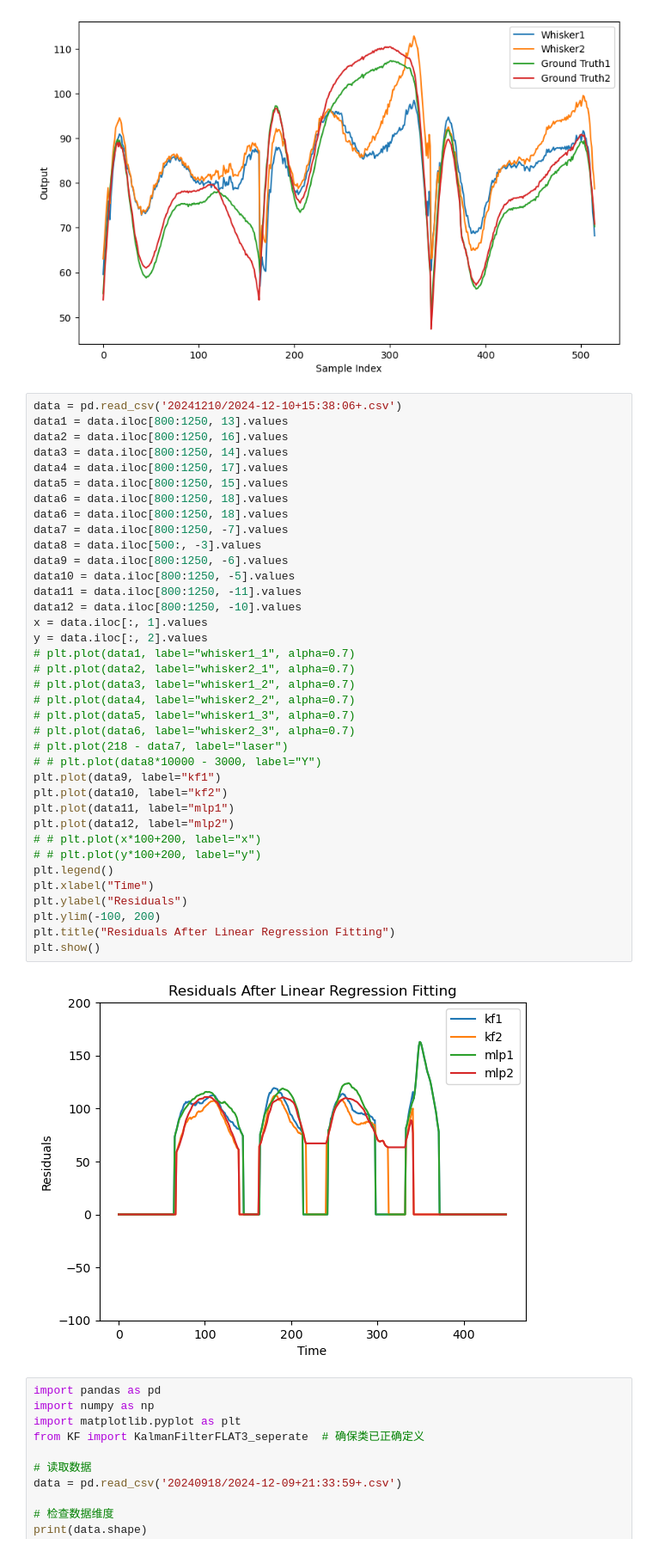
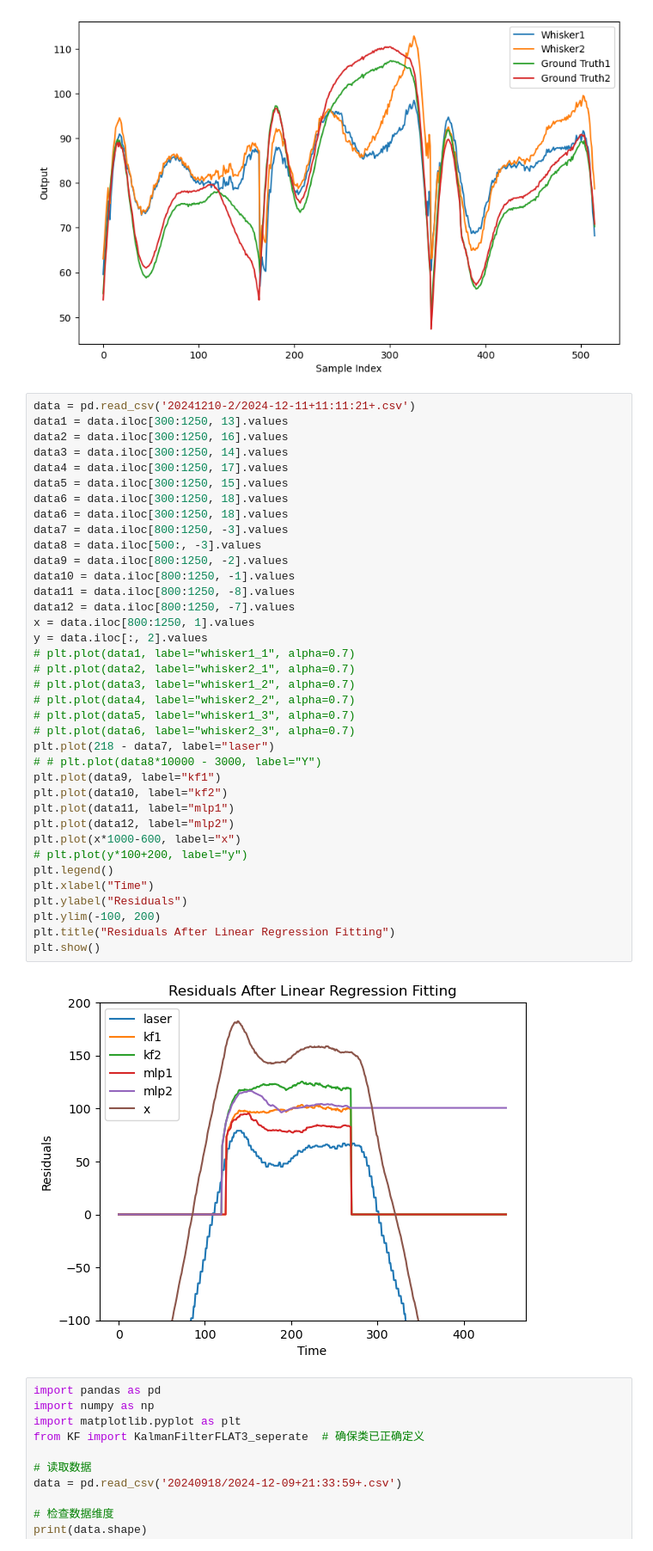
Before and after one commit to TacYee/crazyflie-firmware-bl, a Jupyter notebook: examples/demos/app_whiskers_CF/data/data_preprocess.ipynb, the cells around one changed output. Shown at 86% size. Saved outputs shown, nothing was run; the diff lists cells and outputs as text.

```diff
--- a/examples/demos/app_whiskers_CF/data/data_preprocess.ipynb
+++ b/examples/demos/app_whiskers_CF/data/data_preprocess.ipynb
@@ -696,44 +696,44 @@ whisker2 MSE = 115.4023796497771
 whisker2 MAE = 8.896952088685797
 [figure]
 # %%
-data = pd.read_csv('20241210/2024-12-10+15:38:06+.csv')
-data1 = data.iloc[800:1250, 13].values
-data2 = data.iloc[800:1250, 16].values
-data3 = data.iloc[800:1250, 14].values
-data4 = data.iloc[800:1250, 17].values
-data5 = data.iloc[800:1250, 15].values
-data6 = data.iloc[800:1250, 18].values
-data6 = data.iloc[800:1250, 18].values
-data7 = data.iloc[800:1250, -7].values
+data = pd.read_csv('20241210-2/2024-12-11+11:11:21+.csv')
+data1 = data.iloc[300:1250, 13].values
+data2 = data.iloc[300:1250, 16].values
+data3 = data.iloc[300:1250, 14].values
+data4 = data.iloc[300:1250, 17].values
+data5 = data.iloc[300:1250, 15].values
+data6 = data.iloc[300:1250, 18].values
+data6 = data.iloc[300:1250, 18].values
+data7 = data.iloc[800:1250, -3].values
 data8 = data.iloc[500:, -3].values
-data9 = data.iloc[800:1250, -6].values
-data10 = data.iloc[800:1250, -5].values
-data11 = data.iloc[800:1250, -11].values
-data12 = data.iloc[800:1250, -10].values
-x = data.iloc[:, 1].values
+data9 = data.iloc[800:1250, -2].values
+data10 = data.iloc[800:1250, -1].values
+data11 = data.iloc[800:1250, -8].values
+data12 = data.iloc[800:1250, -7].values
+x = data.iloc[800:1250, 1].values
 y = data.iloc[:, 2].values
 # plt.plot(data1, label="whisker1_1", alpha=0.7)
 # plt.plot(data2, label="whisker2_1", alpha=0.7)
 # plt.plot(data3, label="whisker1_2", alpha=0.7)
 # plt.plot(data4, label="whisker2_2", alpha=0.7)
 # plt.plot(data5, label="whisker1_3", alpha=0.7)
 # plt.plot(data6, label="whisker2_3", alpha=0.7)
-# plt.plot(218 - data7, label="laser")
+plt.plot(218 - data7, label="laser")
 # # plt.plot(data8*10000 - 3000, label="Y")
 plt.plot(data9, label="kf1")
 plt.plot(data10, label="kf2")
 plt.plot(data11, label="mlp1")
 plt.plot(data12, label="mlp2")
-# # plt.plot(x*100+200, label="x")
-# # plt.plot(y*100+200, label="y")
+plt.plot(x*1000-600, label="x")
+# plt.plot(y*100+200, label="y")
 plt.legend()
 plt.xlabel("Time")
 plt.ylabel("Residuals")
 plt.ylim(-100, 200)
 plt.title("Residuals After Linear Regression Fitting")
 plt.show()
 # %% [output]
-[figure, old version]
+[figure, new version]
 # %%
 import pandas as pd
 import numpy as np
```
Also changed, not shown: parts of 1 cell of this notebook, 53 other files.
